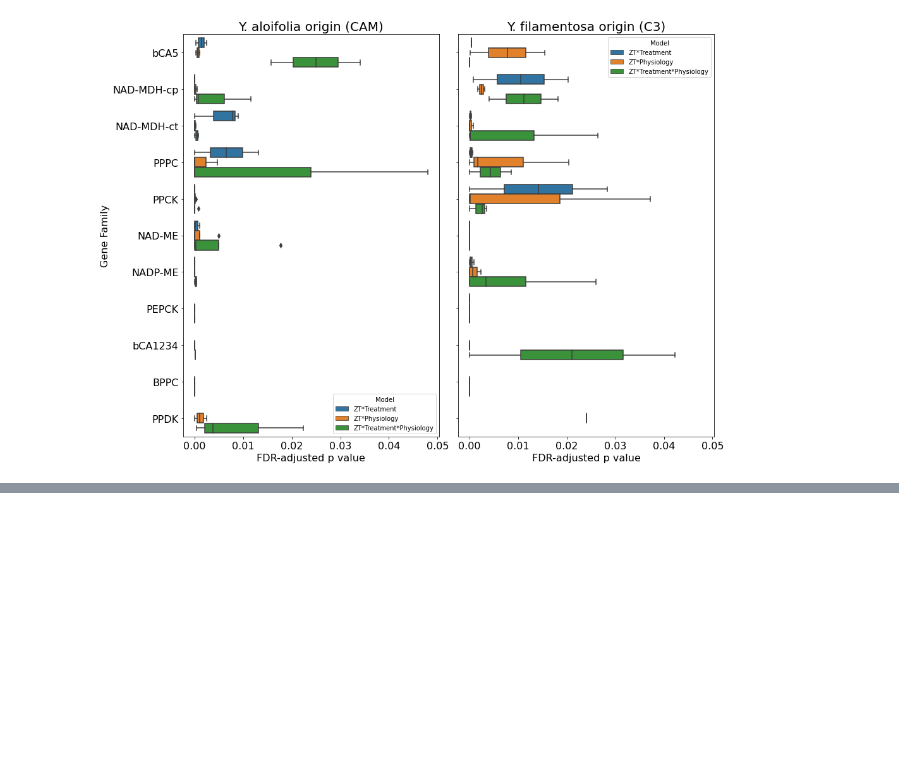
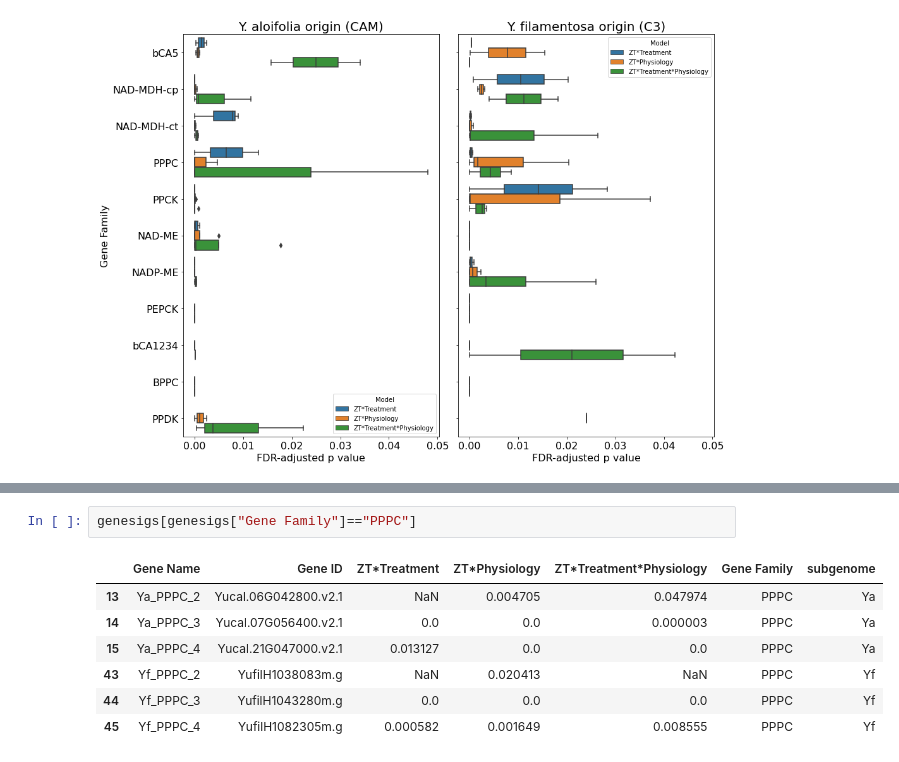
Before and after one commit to achpardo/yucca-genomics, a Jupyter notebook: camgene_modeling/camgenes_polymodres_byphys.ipynb, the cells around one changed output, grey strips where cells are left out. Cells and saved outputs as stored; diff of their text form; blank space fills up the shorter version.

```diff
--- a/camgene_modeling/camgenes_polymodres_byphys.ipynb
+++ b/camgene_modeling/camgenes_polymodres_byphys.ipynb
@@ -188,0 +207,10 @@ plt.savefig("./camgenes_polymod_byphys_pvals.svg",dpi=200,bbox_inches="tight")
+# %%
+genesigs[genesigs["Gene Family"]=="PPPC"]
+# %% [output]
+|  | Gene Name | Gene ID | ZT*Treatment | ZT*Physiology | ZT*Treatment*Physiology | Gene Family | subgenome |
+| 13 | Ya_PPPC_2 | Yucal.06G042800.v2.1 | NaN | 0.004705 | 0.047974 | PPPC | Ya |
+| 14 | Ya_PPPC_3 | Yucal.07G056400.v2.1 | 0.0 | 0.0 | 0.000003 | PPPC | Ya |
+| 15 | Ya_PPPC_4 | Yucal.21G047000.v2.1 | 0.013127 | 0.0 | 0.0 | PPPC | Ya |
+| 43 | Yf_PPPC_2 | YufilH1038083m.g | NaN | 0.020413 | NaN | PPPC | Yf |
+| 44 | Yf_PPPC_3 | YufilH1043280m.g | 0.0 | 0.0 | 0.0 | PPPC | Yf |
+| 45 | Yf_PPPC_4 | YufilH1082305m.g | 0.000582 | 0.001649 | 0.008555 | PPPC | Yf |
```
Also changed, not shown: parts of 3 cells of this notebook.
